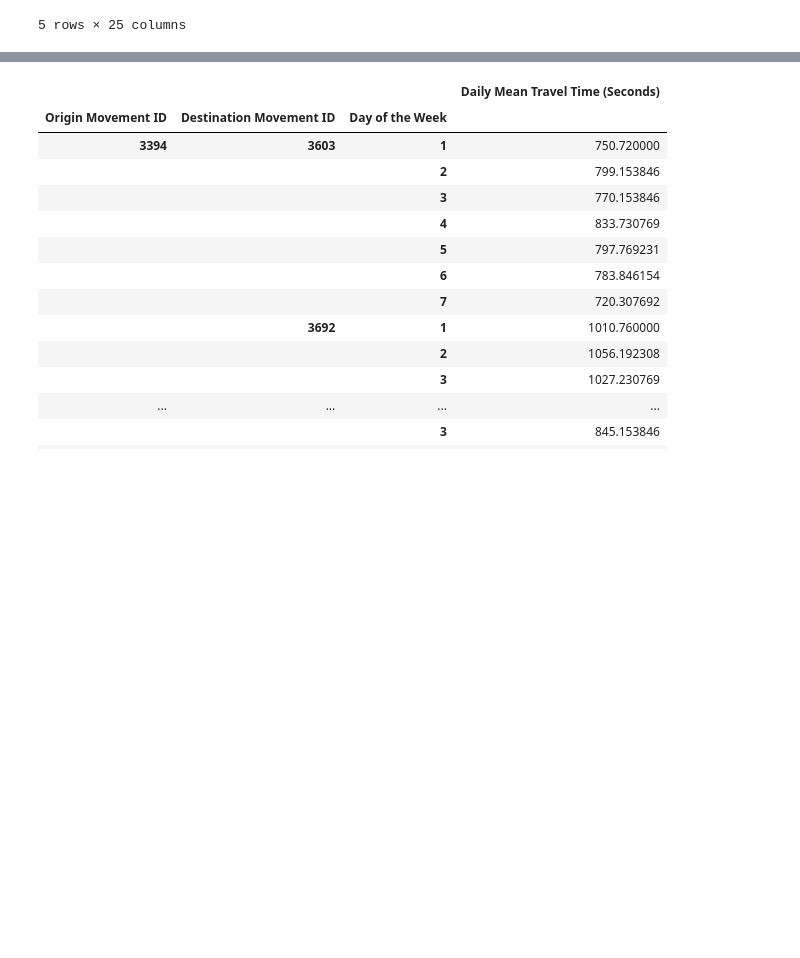
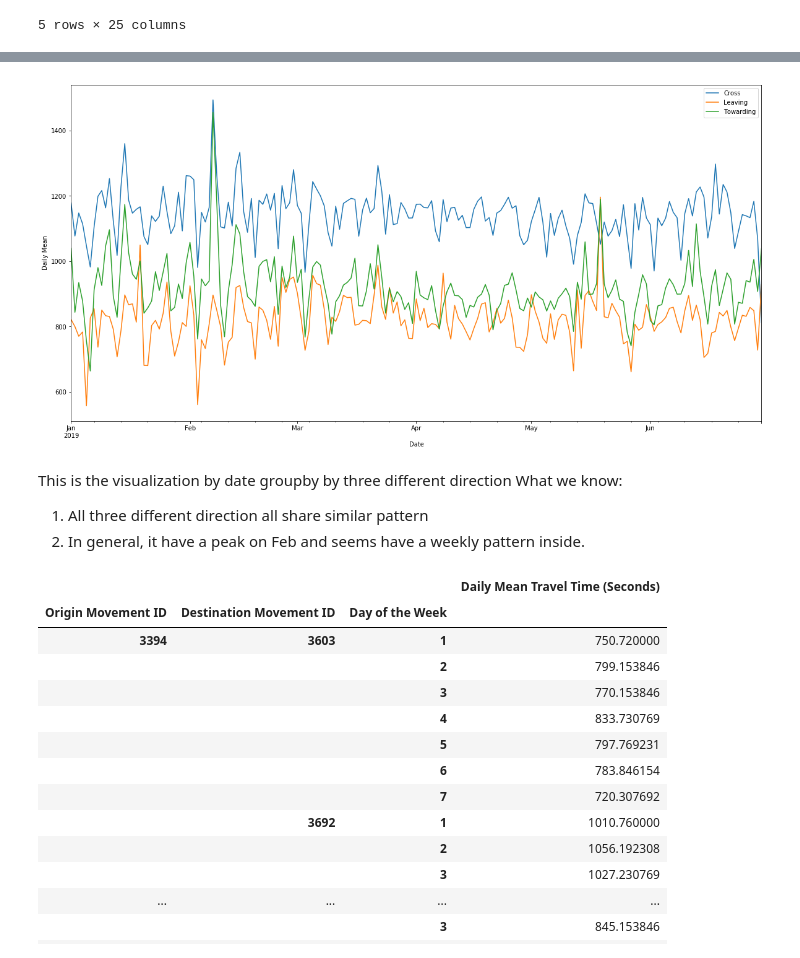
Before and after one commit to ctwayen/Datahack-2020, a Jupyter notebook: cleaner.ipynb, the cells around one changed output, grey strips where cells are left out. Cells and saved outputs as stored; diff of their text form; code cells hidden in the pictures; blank space fills up the shorter version.

```diff
--- a/cleaner.ipynb
+++ b/cleaner.ipynb
@@ -321,3 +346,18 @@ compare.head()
+# %%
+# plot the data
+tb_date_plot = compare_date.pivot_table(columns = "coordinate", index = "Date", values="Daily Mean Travel Time (Seconds)")
+ax = tb_date_plot.plot(figsize=(20,10))
+ax.set_ylabel('Daily Mean')
+ax.legend(bbox_to_anchor=(1,1))
+plt.show()
+# %% [output]
+[figure, added]
+# %% [markdown]
+This is the visualization by date groupby by three different direction
+What we know:
+
+1. All three different direction all share similar pattern
+2. In general, it have a peak on Feb and seems have a weekly pattern inside.
 # %%
 # compare and contrast based on day of the week
 # replace the words of day of the week to numbers 1-7
```
Also changed, not shown: parts of 6 cells of this notebook, 2 other files.
